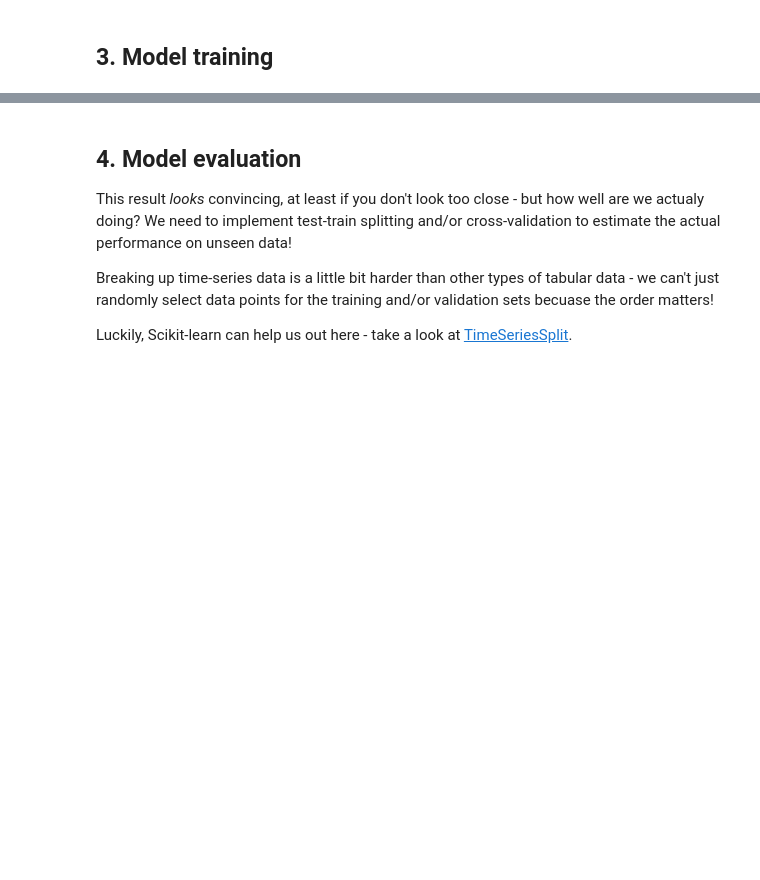
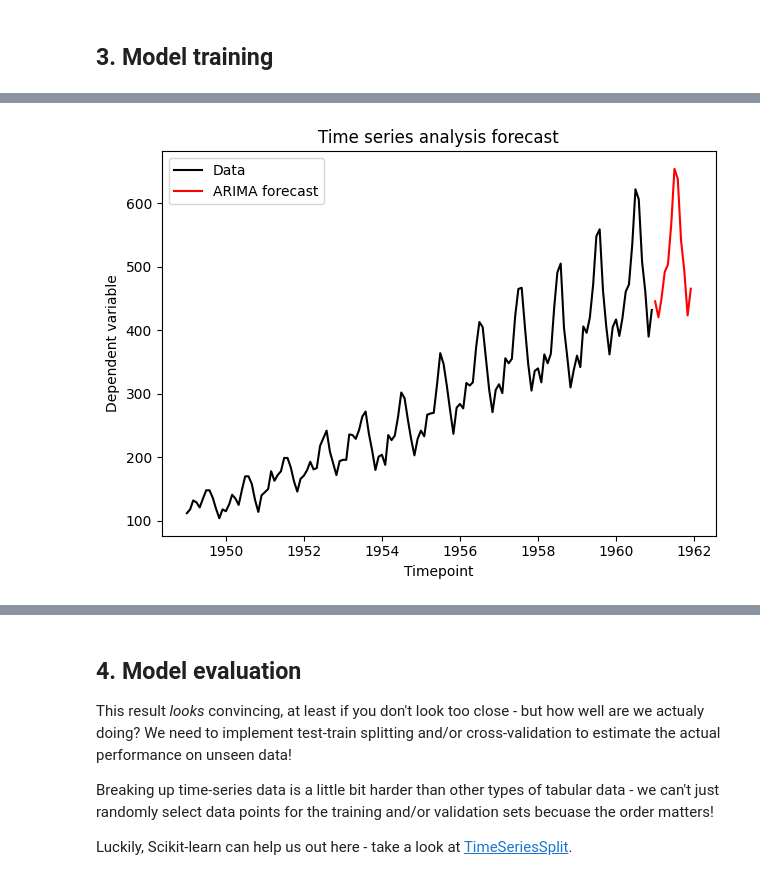
Before and after one commit to 4GeeksAcademy/Team-Crunchy-Tacos_gperdrizet-time-series-project, a Jupyter notebook: src/mvp.ipynb, the cells around one changed output, grey strips where cells are left out. Cells and saved outputs as stored; diff of their text form; code cells hidden in the pictures; blank space fills up the shorter version.

```diff
--- a/src/mvp.ipynb
+++ b/src/mvp.ipynb
@@ -221,3 +235,4 @@ ValueError: numpy.dtype size changed, may indicate binary incompatibility. Expec
 ## 3. Model training
 # %%
 # Hint use the 'auto_arima()' function from pmdarima as describe in the reading on 4Geeks.
+timeseries_model=auto_arima(timeseries_df['dependent_var'], seasonal=True, stationary=False, trace=True, m=12)
@@ -223,0 +257,13 @@ ValueError: numpy.dtype size changed, may indicate binary incompatibility. Expec
+# %%
+forecast=timeseries_model.predict(12)
+
+plt.title('Time series analysis forecast')
+plt.plot(timeseries_df['dependent_var'], label='Data', color='black')
+plt.plot(forecast, label='ARIMA forecast', color='red')
+plt.xlabel('Timepoint')
+plt.ylabel('Dependent variable')
+plt.legend(loc='upper left')
+plt.tight_layout()
+plt.show()
+# %% [output]
+[figure, added]
```
Also changed, not shown: parts of 10 cells of this notebook, 1 other file.
